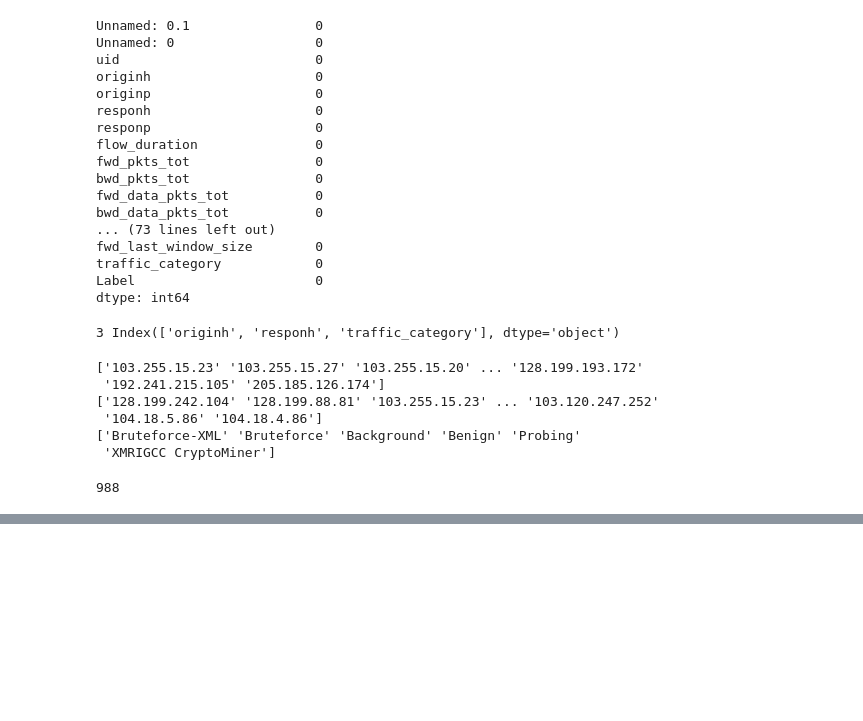
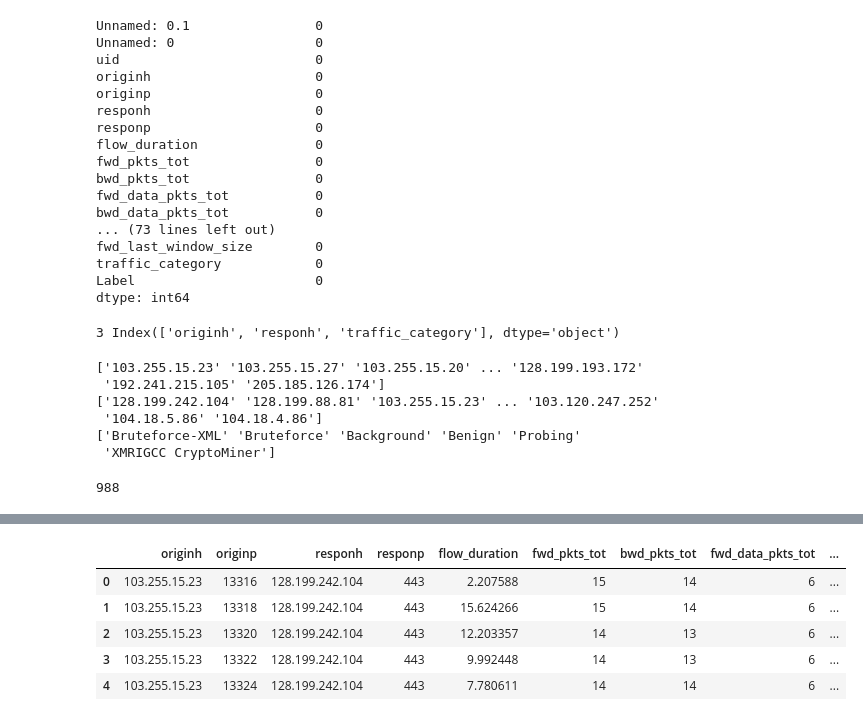
Before and after one commit to yosualatuputty/ClubHoki_DM, a Jupyter notebook: Latihan/Latihan Pak Rizal/Latihan Soal Pak Rizal_Preprocessing_EDA.ipynb, the cells around one changed output, grey strips where cells are left out. Drawn from its saved outputs; the diff is of its cells as text; code cells hidden in the pictures; blank space fills up the shorter version.

```diff
--- a/Latihan/Latihan Pak Rizal/Latihan Soal Pak Rizal_Preprocessing_EDA.ipynb
+++ b/Latihan/Latihan Pak Rizal/Latihan Soal Pak Rizal_Preprocessing_EDA.ipynb
@@ -88,0 +120,11 @@ print(num_duplicate_ips)
+# %%
+data_pake = df.iloc[:, list(range(0, 8)) + list(range(12, 18)) + [83] + [85]]
+
+data_pake.head()
+# %% [output]
+|  | originh | originp | responh | responp | flow_duration | fwd_pkts_tot | bwd_pkts_tot | fwd_data_pkts_tot | ... |
+| 0 | 103.255.15.23 | 13316 | 128.199.242.104 | 443 | 2.207588 | 15 | 14 | 6 | ... |
+| 1 | 103.255.15.23 | 13318 | 128.199.242.104 | 443 | 15.624266 | 15 | 14 | 6 | ... |
+| 2 | 103.255.15.23 | 13320 | 128.199.242.104 | 443 | 12.203357 | 14 | 13 | 6 | ... |
+| 3 | 103.255.15.23 | 13322 | 128.199.242.104 | 443 | 9.992448 | 14 | 13 | 6 | ... |
+| 4 | 103.255.15.23 | 13324 | 128.199.242.104 | 443 | 7.780611 | 14 | 14 | 6 | ... |
```
Also changed, not shown: parts of 6 cells of this notebook.
